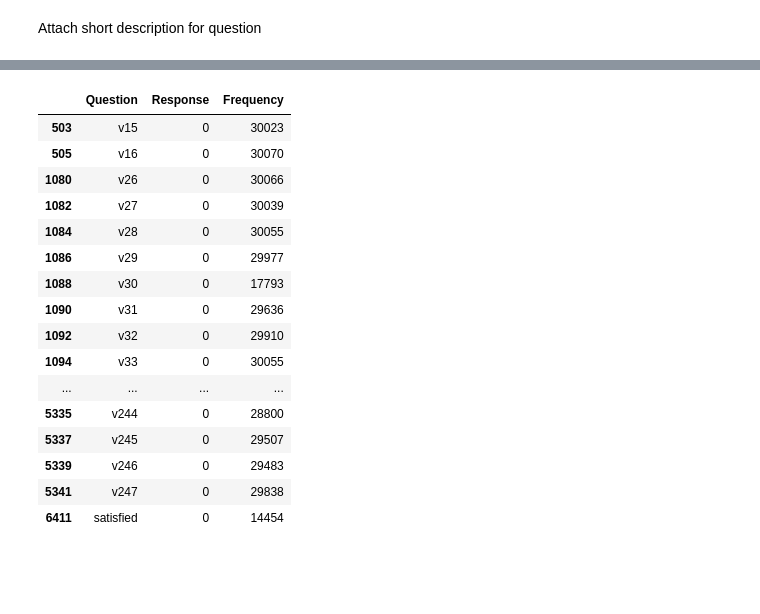
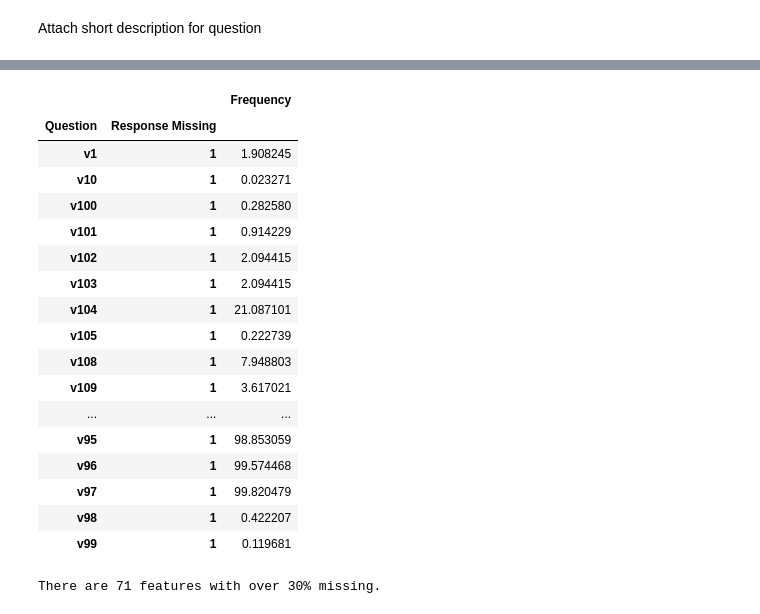
Before and after one commit to sabrina-tan/stat441-W20-project, a Jupyter notebook: 02-exploratory/EDA-Dylan.ipynb, the cells around one changed output, grey strips where cells are left out. Drawn from its saved outputs; the diff is of its cells as text; code cells hidden in the pictures; blank space fills up the shorter version.

Commit message:
EDA - how many missing

```diff
--- a/02-exploratory/EDA-Dylan.ipynb
+++ b/02-exploratory/EDA-Dylan.ipynb
@@ -115,0 +151,3 @@ frequency_train_no_blanks
+# %%
+frequency_train_no_blanks['Response Missing'] = pd.np.where(frequency_train_no_blanks.Response.str.find(".") > -1, 1, 0)
+frequency_train_no_blanks
@@ -122,20 +194,33 @@ frequency_train_no_blanks.merge(codebook[['Variable','Label','Unique',Type_codeb
-# %%
-frequency_train_no_blanks[frequency_train_no_blanks['Response']==0]
-# %% [output]
-|  | Question | Response | Frequency |
-| 503 | v15 | 0 | 30023 |
-| 505 | v16 | 0 | 30070 |
-| 1080 | v26 | 0 | 30066 |
-| 1082 | v27 | 0 | 30039 |
-| 1084 | v28 | 0 | 30055 |
-| 1086 | v29 | 0 | 29977 |
-| 1088 | v30 | 0 | 17793 |
-| 1090 | v31 | 0 | 29636 |
-| 1092 | v32 | 0 | 29910 |
-| 1094 | v33 | 0 | 30055 |
-| ... | ... | ... | ... |
-| 5335 | v244 | 0 | 28800 |
-| 5337 | v245 | 0 | 29507 |
-| 5339 | v246 | 0 | 29483 |
-| 5341 | v247 | 0 | 29838 |
-| 6411 | satisfied | 0 | 14454 |
+# %%
+missing_value_df = frequency_train_no_blanks.groupby(["Question","Response","Response Missing"]).agg({"Frequency":"sum"})
+missing_value_df = missing_value_df.groupby(level=0).apply(lambda x: 100*x/float(x.sum()))
+missing_value_df = missing_value_df.groupby(["Question","Response Missing"]).agg({"Frequency":"sum"})
+missing_value_df = missing_value_df[missing_value_df.index.get_level_values("Response Missing")==1]
+missing_value_df = missing_value_df[missing_value_df.index.get_level_values("Question")!="satisfied"]
+missing_value_df
+# %% [output]
+|  |  | Frequency |
+| Question | Response Missing |  |
+| v1 | 1 | 1.908245 |
+| v10 | 1 | 0.023271 |
+| v100 | 1 | 0.282580 |
+| v101 | 1 | 0.914229 |
+| v102 | 1 | 2.094415 |
+| v103 | 1 | 2.094415 |
+| v104 | 1 | 21.087101 |
+| v105 | 1 | 0.222739 |
+| v108 | 1 | 7.948803 |
+| v109 | 1 | 3.617021 |
+| ... | ... | ... |
+| v95 | 1 | 98.853059 |
+| v96 | 1 | 99.574468 |
+| v97 | 1 | 99.820479 |
+| v98 | 1 | 0.422207 |
+| v99 | 1 | 0.119681 |
+# %%
+percent = 30
+cols_missing = missing_value_df[missing_value_df["Frequency"] > percent]
+n_cols_missing = len(missing_value_df[missing_value_df["Frequency"] > percent])
+print("There are " + str(n_cols_missing) + " features with over " + str(percent) + "% missing.")
+# %% [output]
+There are 71 features with over 30% missing.
```
Also changed, not shown: parts of 17 cells of this notebook.
